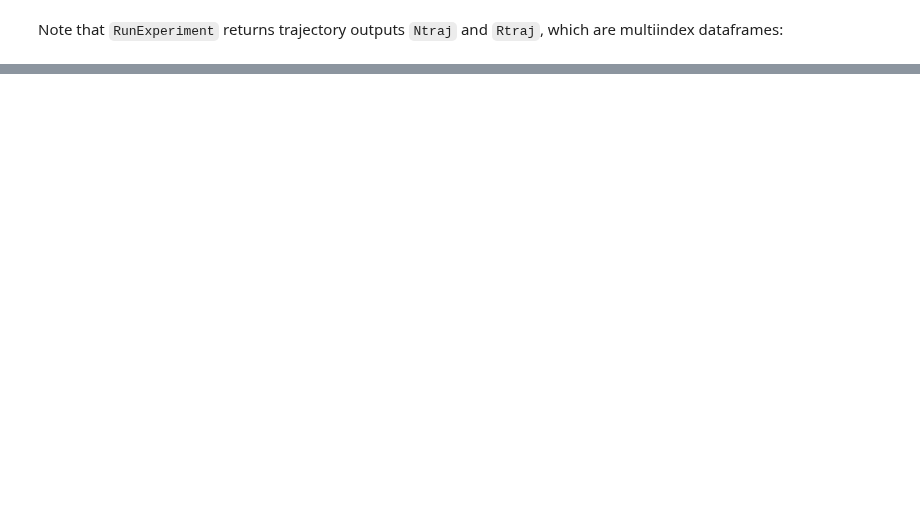
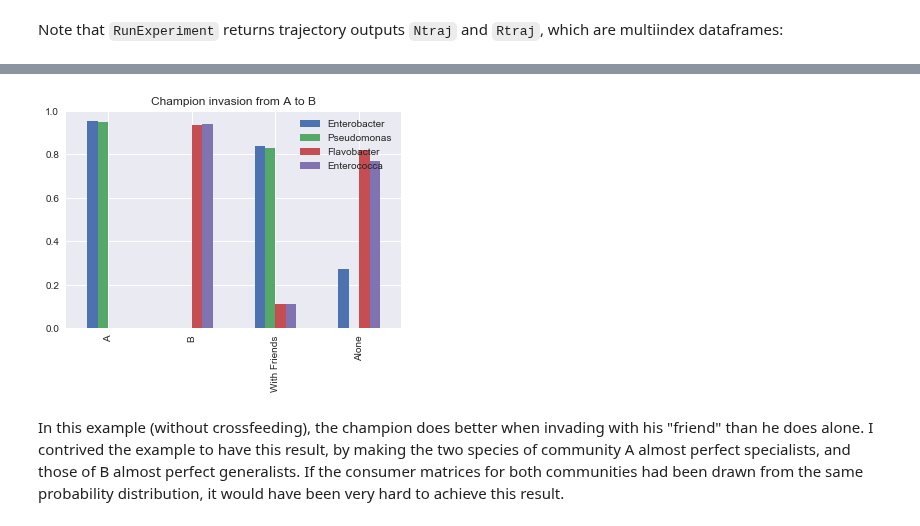
Before and after one commit to Emergent-Behaviors-in-Biology/community-simulator, a Jupyter notebook: Community Simulator Tutorial.ipynb, the cells around one changed output, grey strips where cells are left out. Saved outputs shown, nothing was run; the diff lists cells and outputs as text; code cells hidden in the pictures; blank space fills up the shorter version.

```diff
--- a/Community Simulator Tutorial.ipynb
+++ b/Community Simulator Tutorial.ipynb
@@ -208,0 +232,12 @@ We can plot these objects using `PlotTraj` from the `visualization` submodule as
+# %%
+from community_simulator.visualization import StackPlot
+import matplotlib.pyplot as plt
+%matplotlib inline
+MyPlate.N.T.plot.bar()
+plt.gca().set_title('Champion invasion from A to B')
+plt.gca().set_xticklabels(['A','B','With Friends','Alone'])
+plt.show()
+# %% [output]
+[figure, added]
+# %% [markdown]
+In this example (without crossfeeding), the champion does better when invading with his "friend" than he does alone. I contrived the example to have this result, by making the two species of community A almost perfect specialists, and those of B almost perfect generalists. If the consumer matrices for both communities had been drawn from the same probability distribution, it would have been very hard to achieve this result.
```
Also changed, not shown: parts of 12 cells of this notebook, 3 other files.
